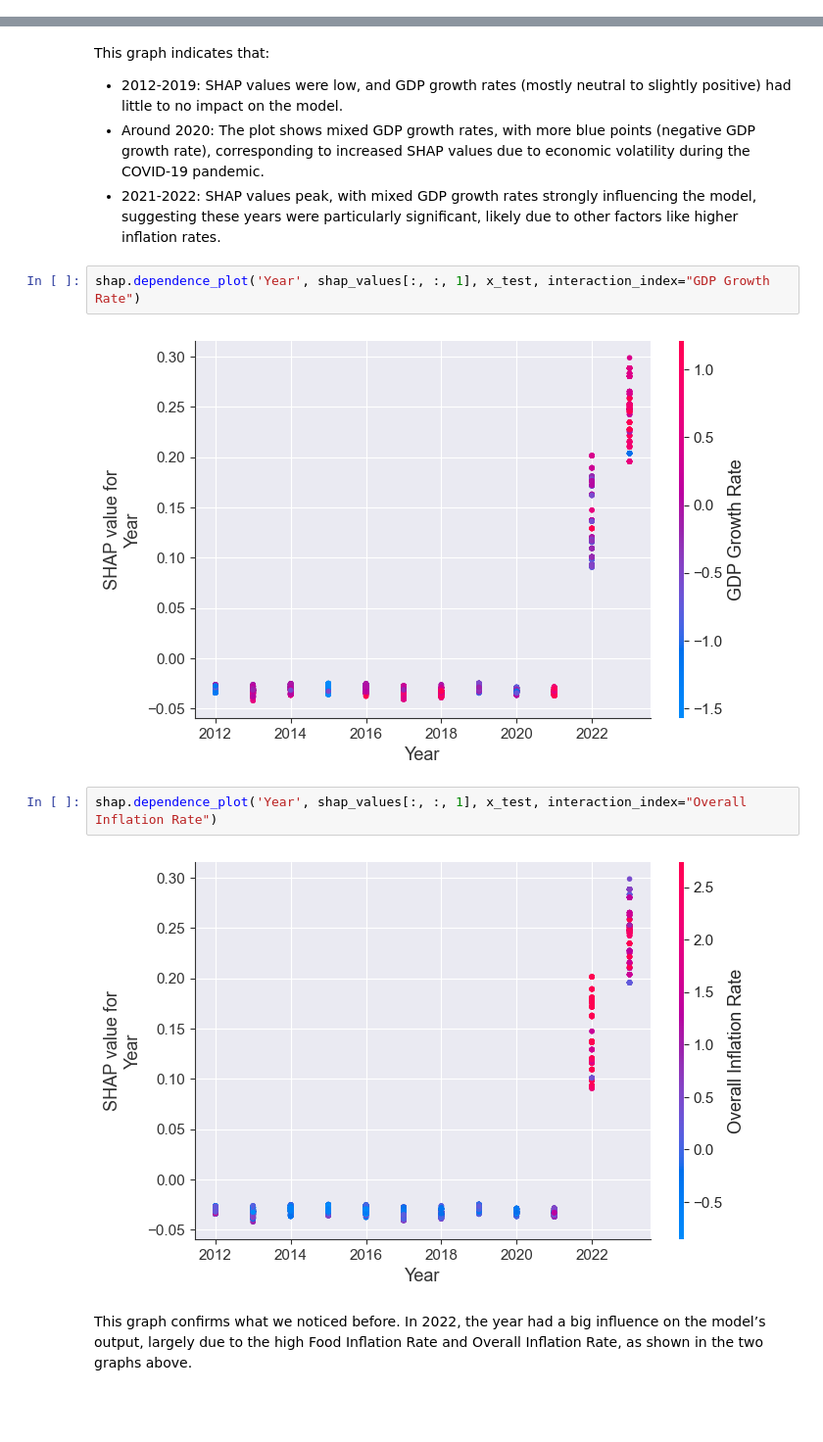
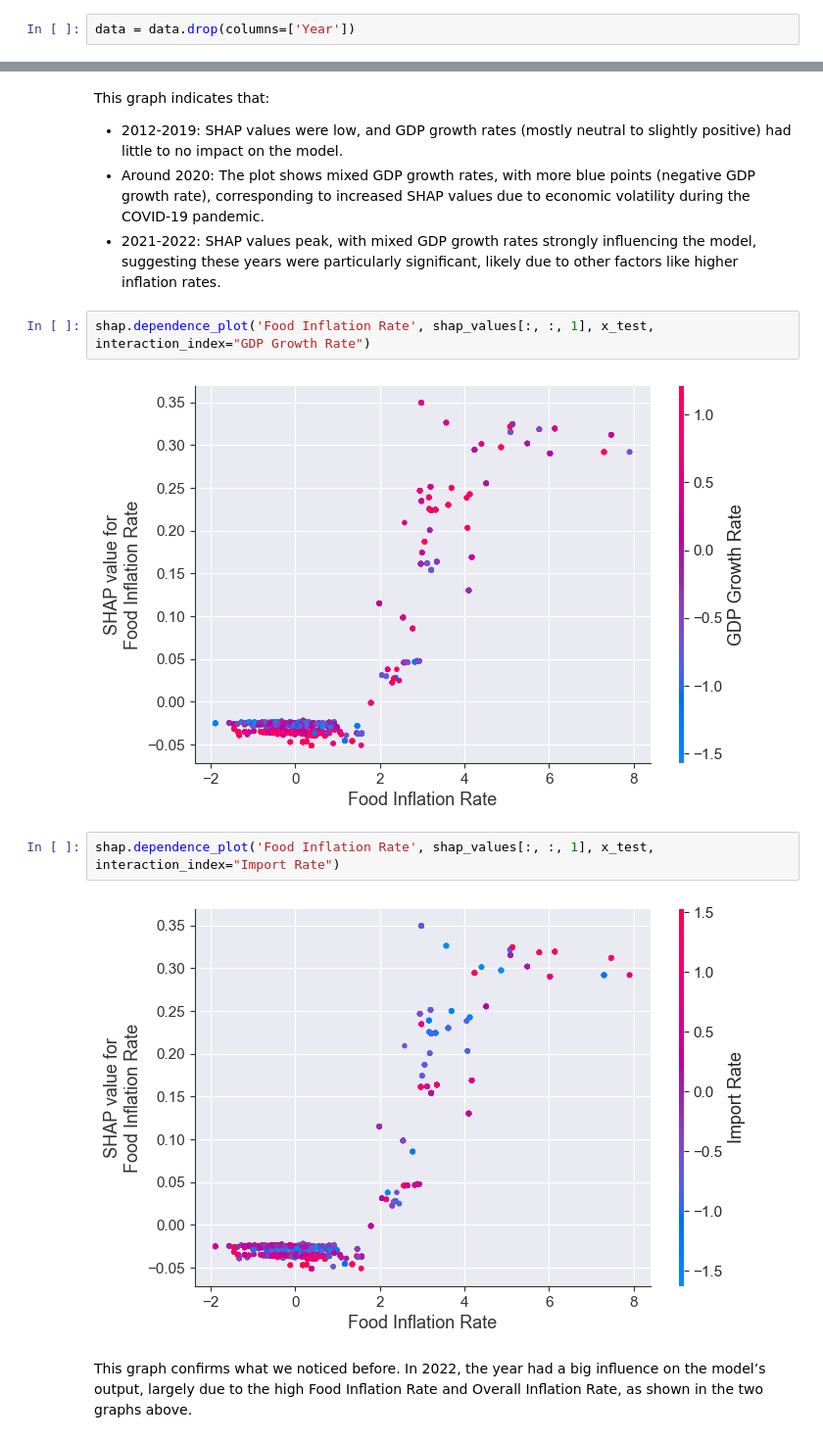
Before and after one commit to filipsam789/food-explainable-ai, a Jupyter notebook: PythonProject/supervised-learning-and-shap.ipynb, the cells around one changed output, grey strips where cells are left out. Shown at 98% size. Cells and saved outputs as stored; diff of their text form; blank space fills up the shorter version.

Commit message:
remove year feature for model predictions

```diff
--- a/PythonProject/supervised-learning-and-shap.ipynb
+++ b/PythonProject/supervised-learning-and-shap.ipynb
@@ -9,6 +9,8 @@ import shap
 # Data preparing
 # %%
 data = pd.read_csv('./data/data-processed.csv')
+# %%
+data = data.drop(columns=['Year'])
 # %%
 data.head()
 # %% [output]
@@ -102,12 +104,12 @@ This graph indicates that:
 * Around 2020: The plot shows mixed GDP growth rates, with more blue points (negative GDP growth rate), corresponding to increased   SHAP values due to economic volatility during the COVID-19 pandemic.
 * 2021-2022: SHAP values peak, with mixed GDP growth rates strongly influencing the model, suggesting these years were particularly  significant, likely due to other factors like higher inflation rates.
 # %%
-shap.dependence_plot('Year', shap_values[:, :, 1], x_test, interaction_index="GDP Growth Rate")
+shap.dependence_plot('Food Inflation Rate', shap_values[:, :, 1], x_test, interaction_index="GDP Growth Rate")
 # %% [output]
-[figure, old version]
+[figure, new version]
 # %%
-shap.dependence_plot('Year', shap_values[:, :, 1], x_test, interaction_index="Overall Inflation Rate")
+shap.dependence_plot('Food Inflation Rate', shap_values[:, :, 1], x_test, interaction_index="Import Rate")
 # %% [output]
-[figure, old version]
+[figure, new version]
 # %% [markdown]
 This graph confirms what we noticed before. In 2022, the year had a big influence on the model’s output, largely due to the high Food Inflation Rate and Overall Inflation Rate, as shown in the two graphs above.
```
Also changed, not shown: parts of 15 cells of this notebook.
